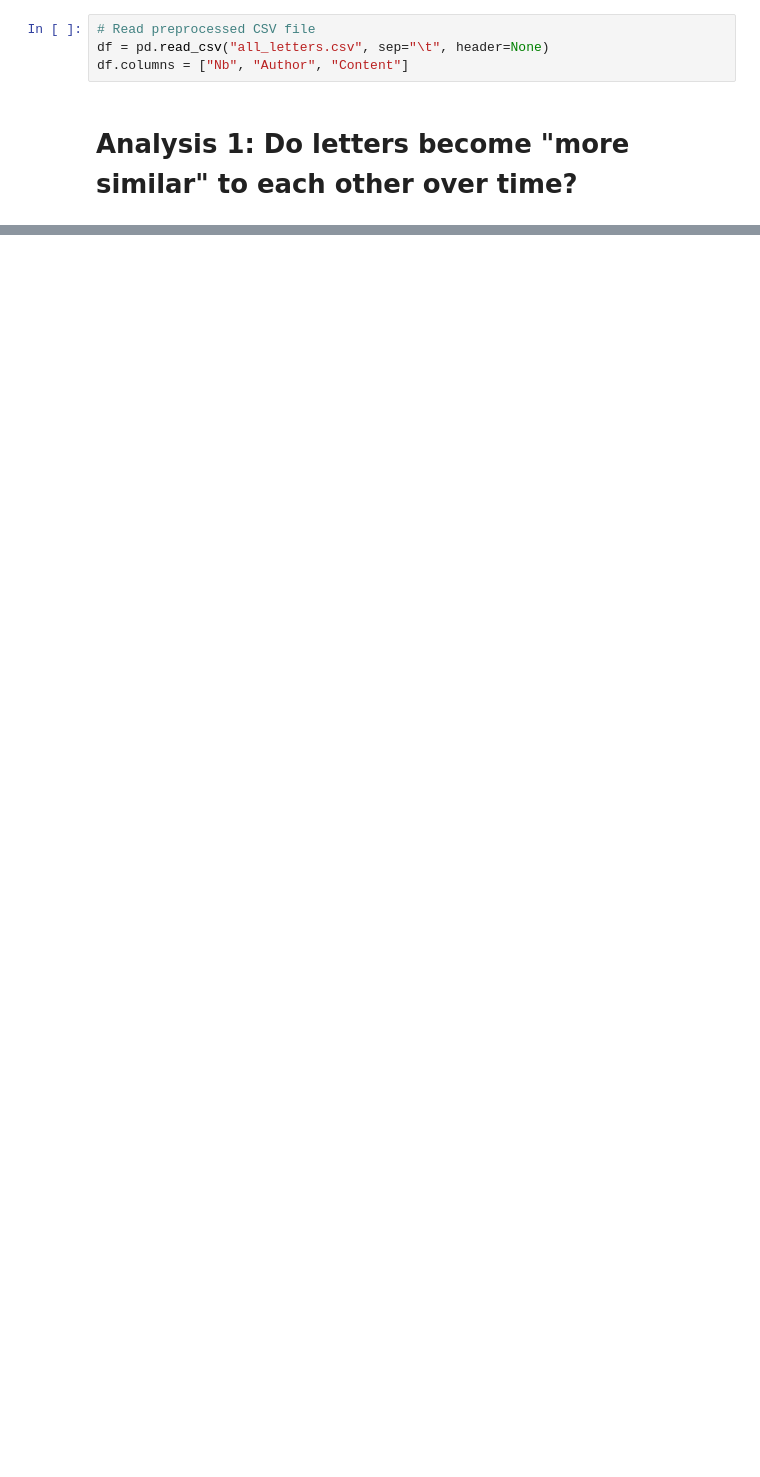
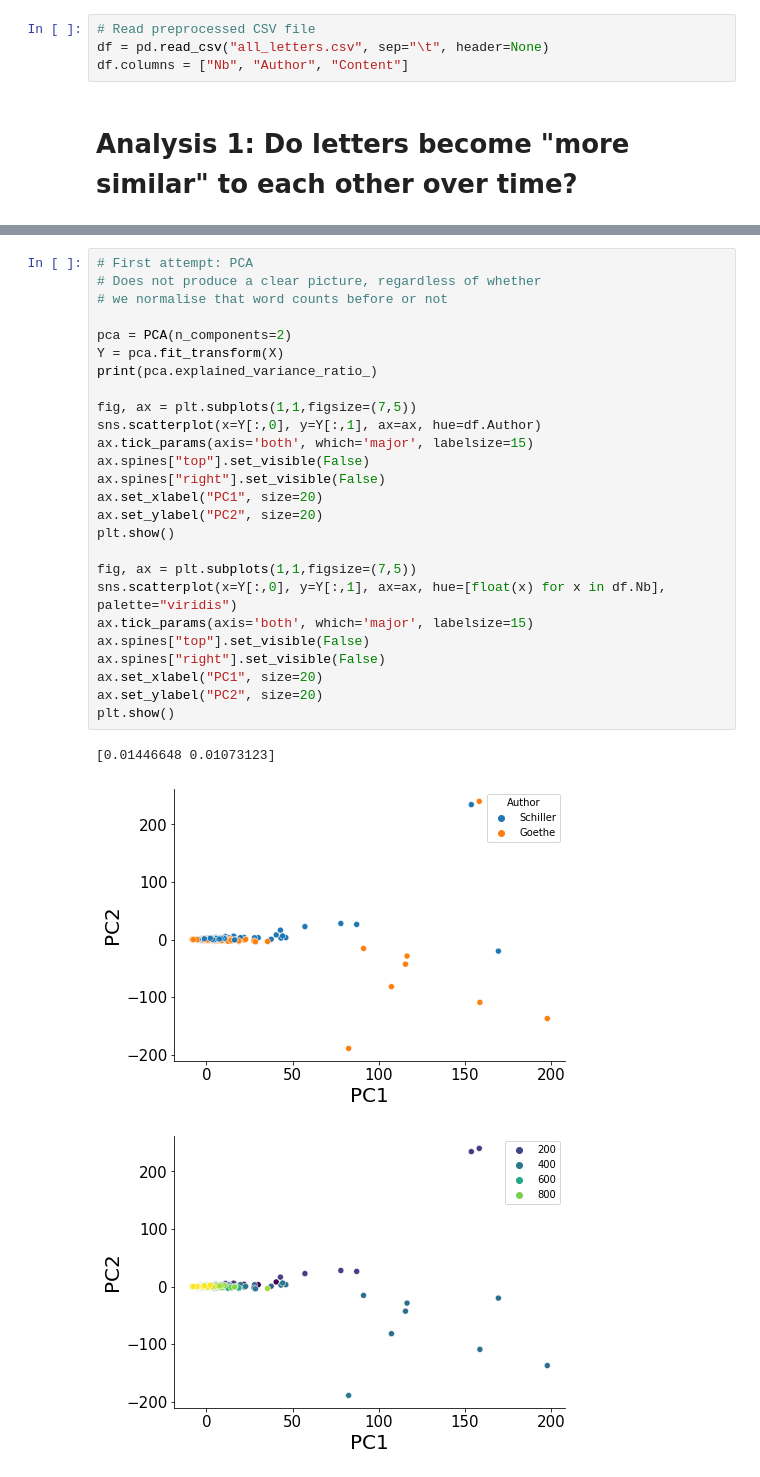
Before and after one commit to Ma-Fi-94/letters, a Jupyter notebook: Hypothesis1.ipynb, the cells around one changed output, grey strips where cells are left out. Drawn from its saved outputs; the diff is of its cells as text; blank space fills up the shorter version.

```diff
--- a/Hypothesis1.ipynb
+++ b/Hypothesis1.ipynb
@@ -79,0 +90,30 @@ ax.fill_between(nb_letter, avg_similarities-se_similarities, avg_similarities+se
+# %%
+# First attempt: PCA
+# Does not produce a clear picture, regardless of whether
+# we normalise that word counts before or not
+
+pca = PCA(n_components=2)
+Y = pca.fit_transform(X)
+print(pca.explained_variance_ratio_)
+
+fig, ax = plt.subplots(1,1,figsize=(7,5))
+sns.scatterplot(x=Y[:,0], y=Y[:,1], ax=ax, hue=df.Author)
+ax.tick_params(axis='both', which='major', labelsize=15)
+ax.spines["top"].set_visible(False)
+ax.spines["right"].set_visible(False)
+ax.set_xlabel("PC1", size=20)
+ax.set_ylabel("PC2", size=20)
+plt.show()
+
+fig, ax = plt.subplots(1,1,figsize=(7,5))
+sns.scatterplot(x=Y[:,0], y=Y[:,1], ax=ax, hue=[float(x) for x in df.Nb], palette="viridis")
+ax.tick_params(axis='both', which='major', labelsize=15)
+ax.spines["top"].set_visible(False)
+ax.spines["right"].set_visible(False)
+ax.set_xlabel("PC1", size=20)
+ax.set_ylabel("PC2", size=20)
+plt.show()
+# %% [output]
+[0.01446648 0.01073123]
+[figure, added]
+[figure, added]
```
Also changed, not shown: parts of 7 cells of this notebook.
